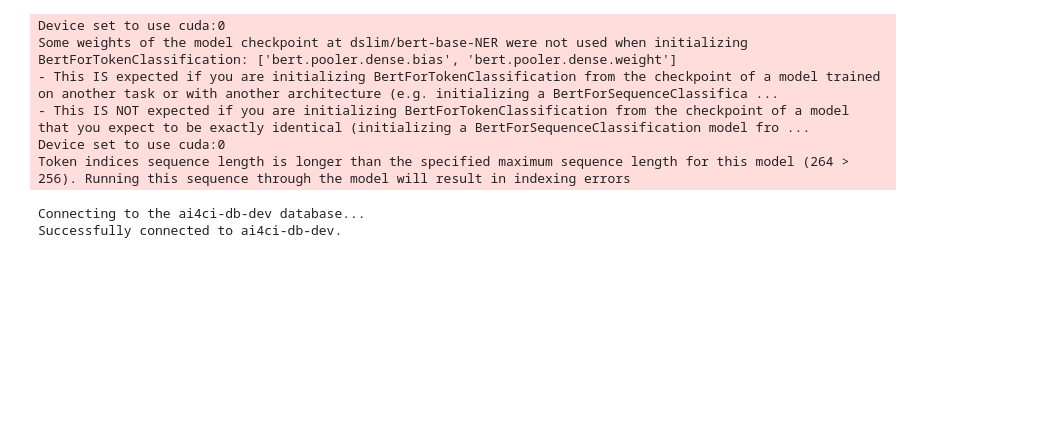
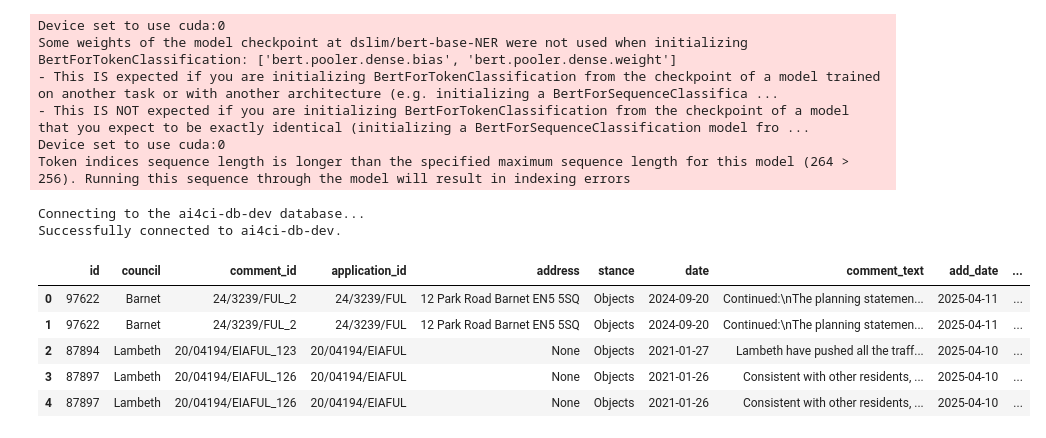
Before and after one commit to Bea-Taylor/nimby_nlp, a Jupyter notebook: nbs/2_0_1_sentiment_analysis.ipynb, the cells around one changed output. Drawn from its saved outputs; the diff is of its cells as text; code cells hidden in the pictures; blank space fills up the shorter version.

```diff
--- a/nbs/2_0_1_sentiment_analysis.ipynb
+++ b/nbs/2_0_1_sentiment_analysis.ipynb
@@ -55,5 +55,14 @@ Device set to use cuda:0
 Token indices sequence length is longer than the specified maximum sequence length for this model (264 > 256). Running this sequence through the model will result in indexing errors
 Connecting to the ai4ci-db-dev database...
 Successfully connected to ai4ci-db-dev.
+# %%
+df.head()
+# %% [output]
+|  | id | council | comment_id | application_id | address | stance | date | comment_text | add_date | ... |
+| 0 | 97622 | Barnet | 24/3239/FUL_2 | 24/3239/FUL | 12 Park Road Barnet EN5 5SQ | Objects | 2024-09-20 | Continued:\nThe planning statemen... | 2025-04-11 | ... |
+| 1 | 97622 | Barnet | 24/3239/FUL_2 | 24/3239/FUL | 12 Park Road Barnet EN5 5SQ | Objects | 2024-09-20 | Continued:\nThe planning statemen... | 2025-04-11 | ... |
+| 2 | 87894 | Lambeth | 20/04194/EIAFUL_123 | 20/04194/EIAFUL | None | Objects | 2021-01-27 | Lambeth have pushed all the traff... | 2025-04-10 | ... |
+| 3 | 87897 | Lambeth | 20/04194/EIAFUL_126 | 20/04194/EIAFUL | None | Objects | 2021-01-26 | Consistent with other residents, ... | 2025-04-10 | ... |
+| 4 | 87897 | Lambeth | 20/04194/EIAFUL_126 | 20/04194/EIAFUL | None | Objects | 2021-01-26 | Consistent with other residents, ... | 2025-04-10 | ... |
 # %%
 data = df['cleaned_comment_text'].to_list()
```
Also changed, not shown: parts of 11 cells of this notebook.
